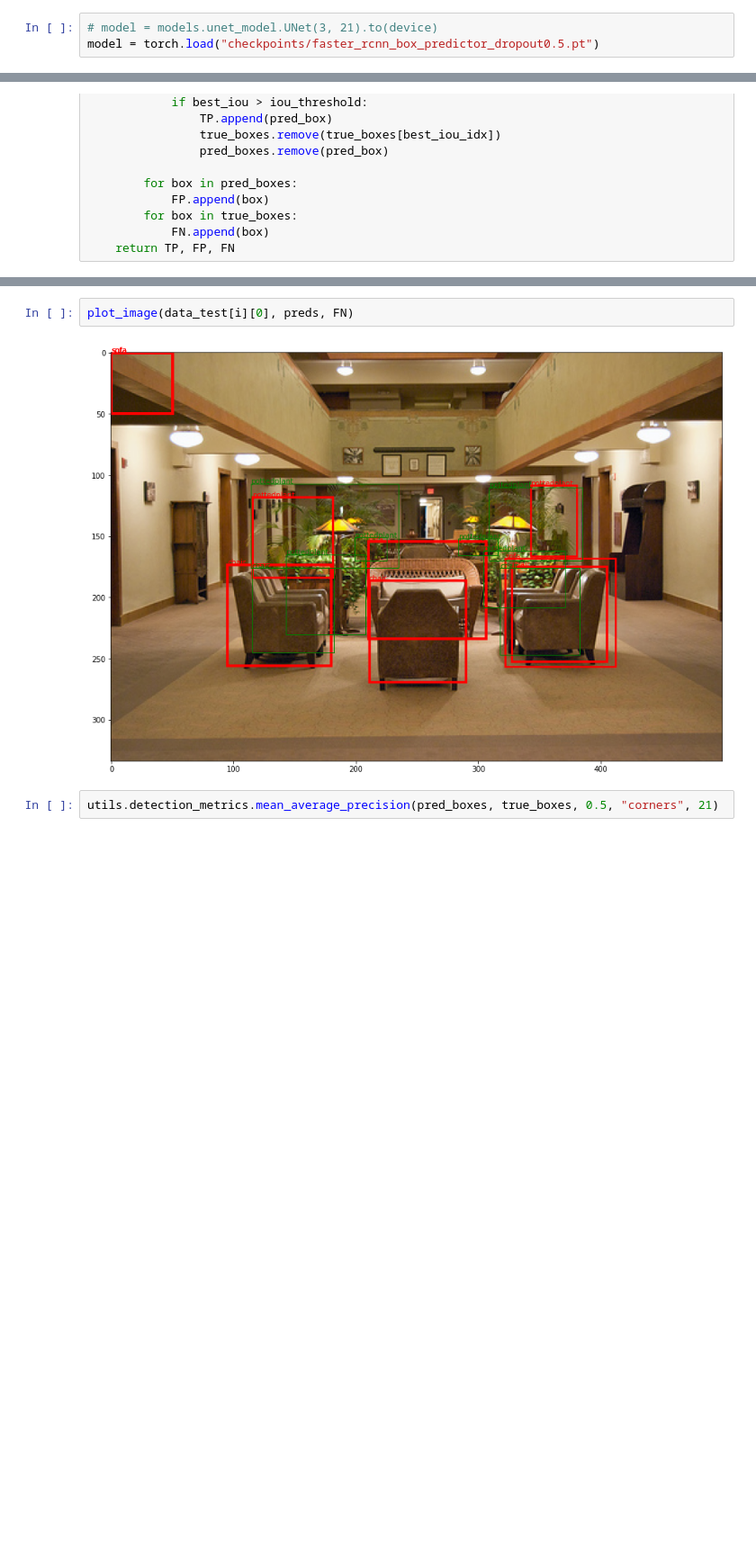
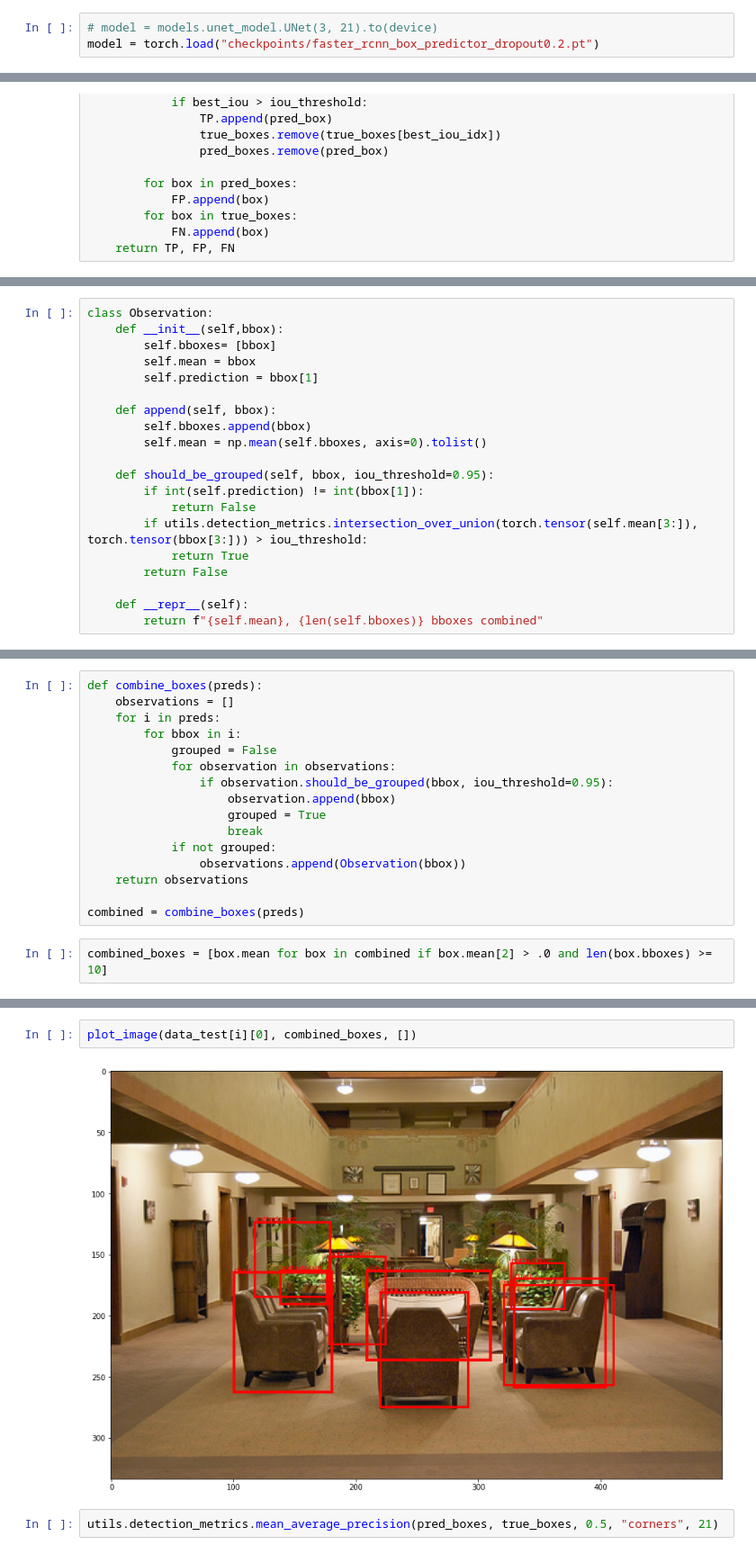
Before and after one commit to vlasakjiri/uncertainty-estimations, a Jupyter notebook: detection.ipynb, the cells around one changed output, grey strips where cells are left out. Shown at 90% size. Cells and saved outputs as stored; diff of their text form; blank space fills up the shorter version.

Commit message:
added boxes grouping

```diff
--- a/detection.ipynb
+++ b/detection.ipynb
@@ -137,7 +137,7 @@ Using downloaded and verified file: VOC/VOCtrainval_11-May-2012.tar
 Extracting VOC/VOCtrainval_11-May-2012.tar to VOC
 # %%
 # model = models.unet_model.UNet(3, 21).to(device)
-model = torch.load("checkpoints/faster_rcnn_box_predictor_dropout0.5.pt")
+model = torch.load("checkpoints/faster_rcnn_box_predictor_dropout0.2.pt")
 # %%
 model.to(device)
 # %% [output]
@@ -339,0 +364,20 @@ plot_image(data_test[i][0], preds, gt)
+# %%
+class Observation:
+    def __init__(self,bbox):
+        self.bboxes= [bbox]
+        self.mean = bbox
+        self.prediction = bbox[1]
+
+    def append(self, bbox):
+        self.bboxes.append(bbox)
+        self.mean = np.mean(self.bboxes, axis=0).tolist()
+
+    def should_be_grouped(self, bbox, iou_threshold=0.95):
+        if int(self.prediction) != int(bbox[1]):
+            return False
+        if utils.detection_metrics.intersection_over_union(torch.tensor(self.mean[3:]), torch.tensor(bbox[3:])) > iou_threshold:
+            return True
+        return False
+
+    def __repr__(self):
+        return f"{self.mean}, {len(self.bboxes)} bboxes combined"
@@ -339,0 +401,18 @@ plot_image(data_test[i][0], preds, gt)
+# %%
+def combine_boxes(preds):
+    observations = []
+    for i in preds:
+        for bbox in i:
+            grouped = False
+            for observation in observations:
+                if observation.should_be_grouped(bbox, iou_threshold=0.95):
+                    observation.append(bbox)
+                    grouped = True
+                    break
+            if not grouped:
+                observations.append(Observation(bbox))
+    return observations
+
+combined = combine_boxes(preds)
+# %%
+combined_boxes = [box.mean for box in combined if box.mean[2] > .0 and len(box.bboxes) >= 10]
@@ -340,7 +439,7 @@ plot_image(data_test[i][0], preds, gt)
 # %%
-plot_image(data_test[i][0], preds, FN)
+plot_image(data_test[i][0], combined_boxes, [])
 # %% [output]
-[figure, old version]
+[figure, new version]
 # %%
 utils.detection_metrics.mean_average_precision(pred_boxes, true_boxes, 0.5, "corners", 21)
 # %% [output]
```
Also changed, not shown: parts of 6 cells of this notebook.
